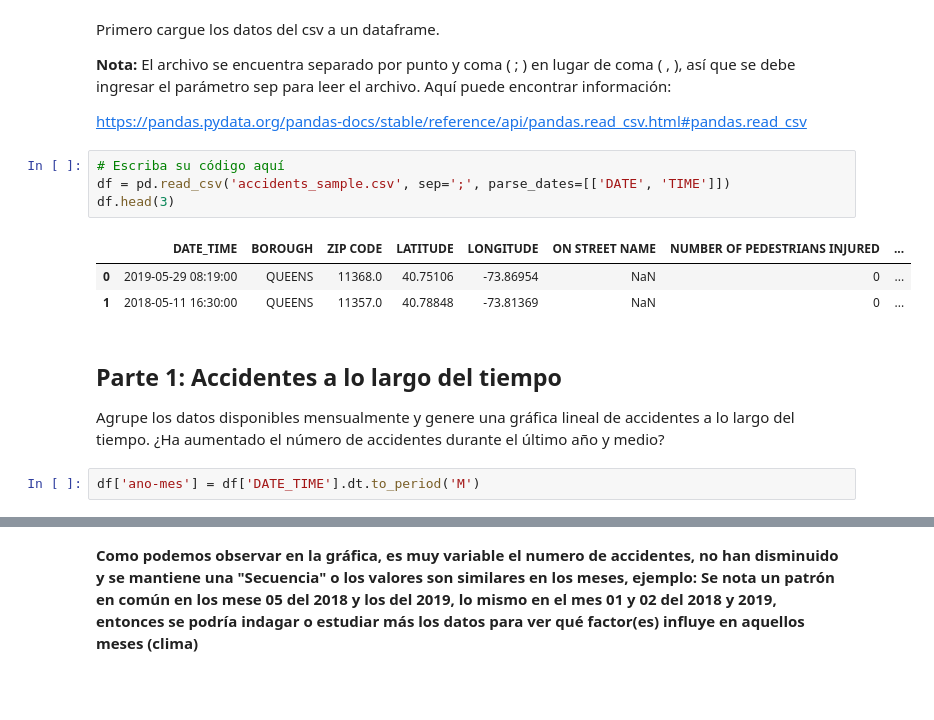
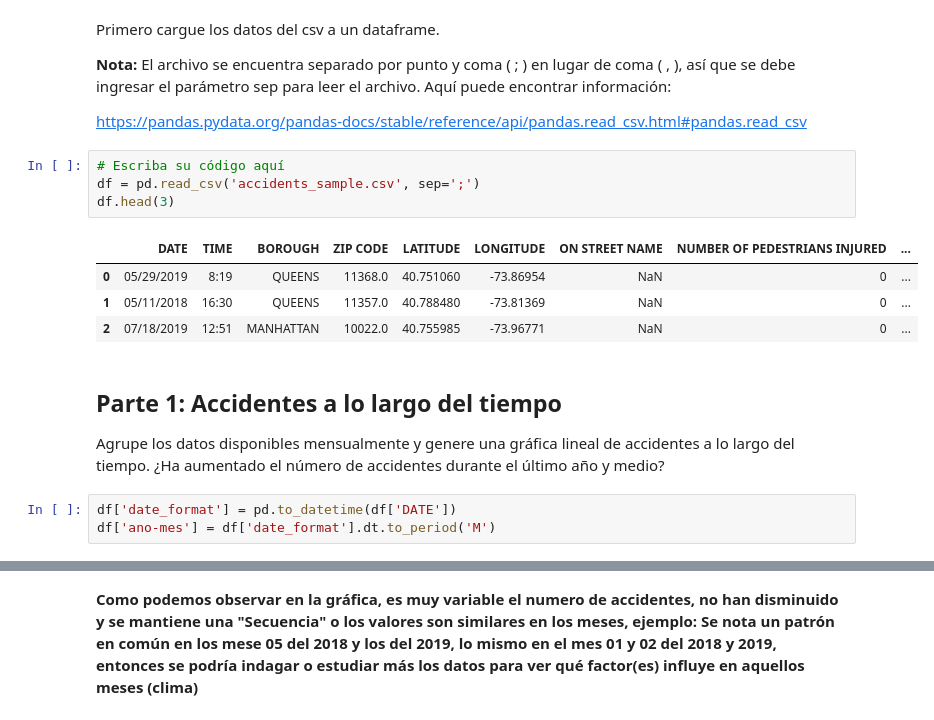
Before and after one commit to hnmelo/MujeresDigitales, a Jupyter notebook: Taller_Semana_4.ipynb, the cells around one changed output, grey strips where cells are left out. Saved outputs shown, nothing was run; the diff lists cells and outputs as text; blank space fills up the shorter version.

```diff
--- a/Taller_Semana_4.ipynb
+++ b/Taller_Semana_4.ipynb
@@ -63,17 +63,19 @@ Primero cargue los datos del csv a un dataframe.
 https://pandas.pydata.org/pandas-docs/stable/reference/api/pandas.read_csv.html#pandas.read_csv
 # %%
 # Escriba su código aquí
-df = pd.read_csv('accidents_sample.csv', sep=';', parse_dates=[['DATE', 'TIME']])
+df = pd.read_csv('accidents_sample.csv', sep=';')
 df.head(3)
 # %% [output]
-|  | DATE_TIME | BOROUGH | ZIP CODE | LATITUDE | LONGITUDE | ON STREET NAME | NUMBER OF PEDESTRIANS INJURED | ... |
-| 0 | 2019-05-29 08:19:00 | QUEENS | 11368.0 | 40.75106 | -73.86954 | NaN | 0 | ... |
-| 1 | 2018-05-11 16:30:00 | QUEENS | 11357.0 | 40.78848 | -73.81369 | NaN | 0 | ... |
+|  | DATE | TIME | BOROUGH | ZIP CODE | LATITUDE | LONGITUDE | ON STREET NAME | NUMBER OF PEDESTRIANS INJURED | ... |
+| 0 | 05/29/2019 | 8:19 | QUEENS | 11368.0 | 40.751060 | -73.86954 | NaN | 0 | ... |
+| 1 | 05/11/2018 | 16:30 | QUEENS | 11357.0 | 40.788480 | -73.81369 | NaN | 0 | ... |
+| 2 | 07/18/2019 | 12:51 | MANHATTAN | 10022.0 | 40.755985 | -73.96771 | NaN | 0 | ... |
 # %% [markdown]
 ## Parte 1: Accidentes a lo largo del tiempo
 
 Agrupe los datos disponibles mensualmente y genere una gráfica lineal de accidentes a lo largo del tiempo. ¿Ha aumentado el número de accidentes durante el último año y medio?
 # %%
-df['ano-mes'] = df['DATE_TIME'].dt.to_period('M')
+df['date_format'] = pd.to_datetime(df['DATE'])
+df['ano-mes'] = df['date_format'].dt.to_period('M')
 # %%
 group = df.groupby('ano-mes').count()
```
Also changed, not shown: parts of 6 cells of this notebook.
